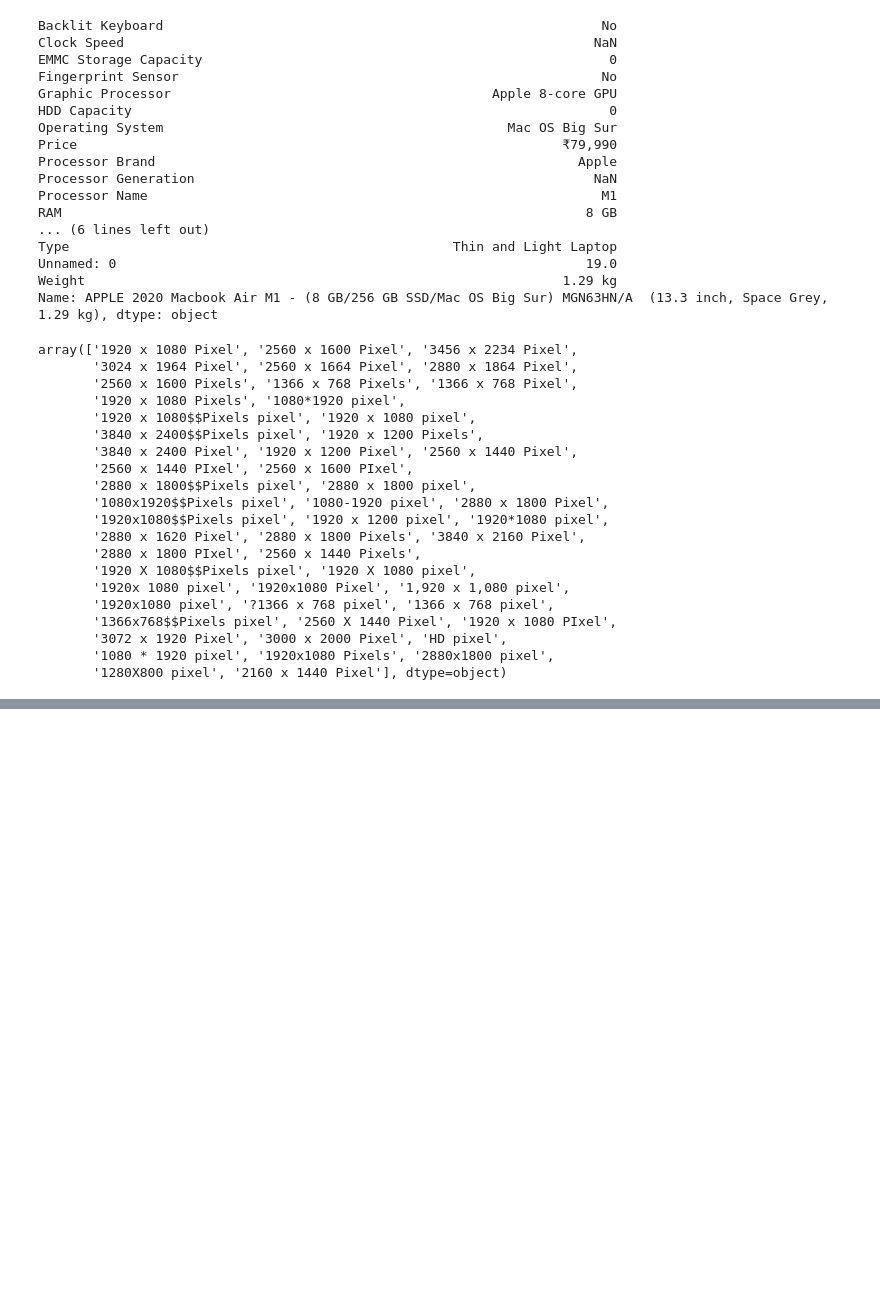
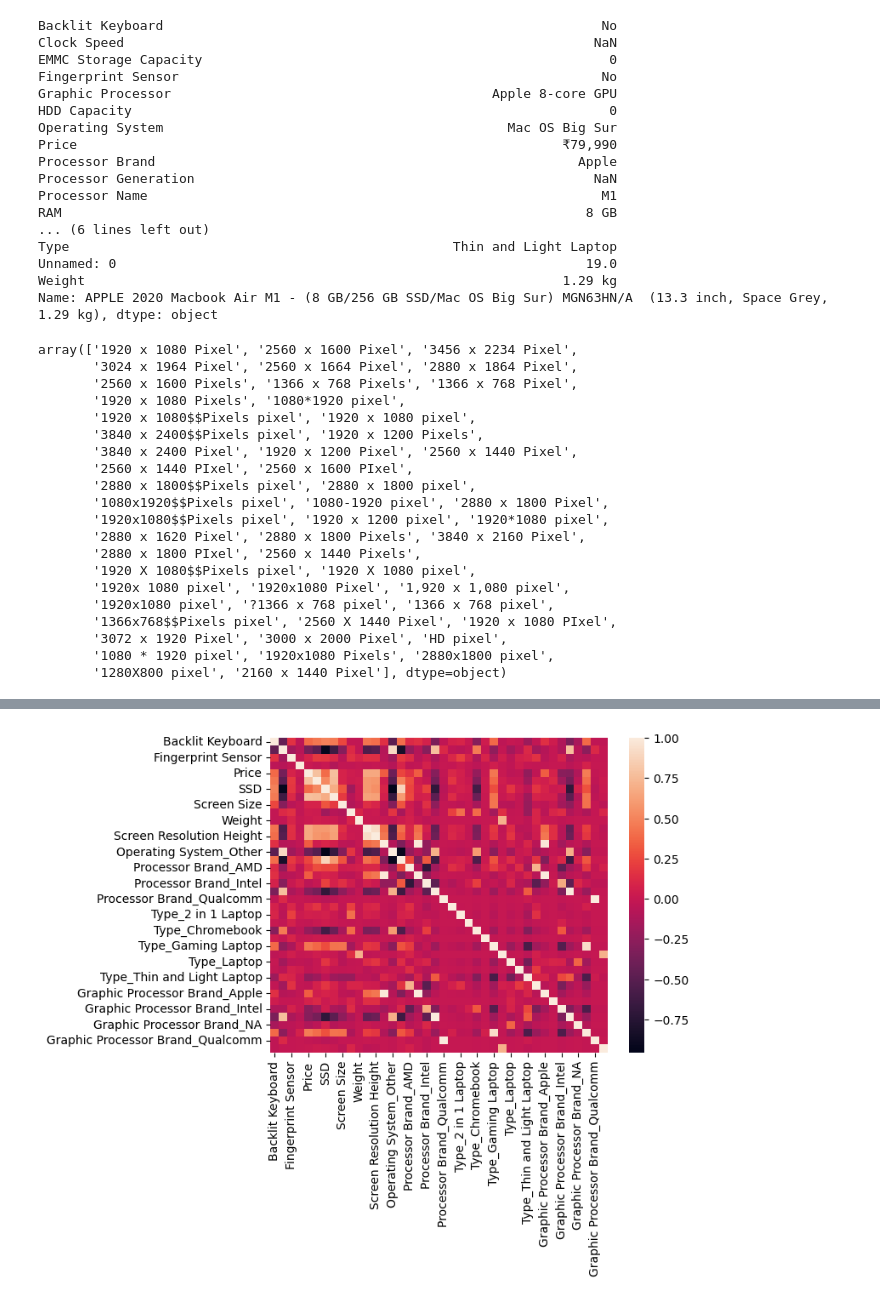
Before and after one commit to SvelaT/computer-predict, a Jupyter notebook: exercise2.ipynb, the cells around one changed output, grey strips where cells are left out. Drawn from its saved outputs; the diff is of its cells as text; code cells hidden in the pictures; blank space fills up the shorter version.

```diff
--- a/exercise2.ipynb
+++ b/exercise2.ipynb
@@ -170,6 +173,7 @@ new_df['Screen Size'] = new_df['Screen Size'].str.split(' ',n = 1, expand=True)[
 
 new_df['Weight'] = new_df['Weight'].str.split(' ',n = 1, expand=True)[0]
 new_df['Weight'] = new_df['Weight'].str.split('$',n = 1, expand=True)[0]
+new_df['Weight'] = new_df['Weight'].replace('2,2','2.2')
 
 new_df['Screen Resolution'] = new_df['Screen Resolution'].replace('HD pixel', '1280 x 720 Pixel')
 new_df['Screen Resolution'] = new_df['Screen Resolution'].replace('?1366 x 768 pixel', '1366 x 768 Pixel')
@@ -182,6 +186,15 @@ new_df['Screen Resolution Height'] = aux.str.extract(r'(\d{3,4})')[0]
 #drop unnecessary columns
 columns_to_drop = ['Graphic Processor','Screen Resolution','Processor Generation','Unnamed: 0','Screen Type','Clock Speed','Processor Name']
 new_df = new_df.drop(columns=columns_to_drop)
+# %%
+#convert data types
+
+new_df['Price'] = new_df['Price'].astype(int)
+new_df['RAM'] = new_df['RAM'].astype(int)
+new_df['Screen Size'] = new_df['Screen Size'].astype(float)
+new_df['Weight'] = new_df['Weight'].astype(float)
+new_df['Screen Resolution Width'] = new_df['Screen Resolution Width'].astype(int)
+new_df['Screen Resolution Height'] = new_df['Screen Resolution Height'].astype(int)
 # %%
 #check the dataframe
 
@@ -194,3 +207,16 @@ new_df.head(5)
 | APPLE 2021 Macbook Pro M1 Max - (... | 1 | 0 | 0 | 0 | MacOS | 309490 | ... |
 | APPLE 2021 Macbook Pro M1 Max - (... | 1 | 0 | 0 | 0 | MacOS | 303990 | ... |
 | APPLE 2021 Macbook Pro M1 Pro - (... | 0 | 0 | 0 | 0 | MacOS | 243990 | ... |
+# %%
+#Convert categorical features to dummies
+
+new_df = pd.get_dummies(new_df)
+# %%
+#Show the correlation matrix
+
+corr_matrix = new_df.corr()
+
+sn.heatmap(corr_matrix)
+plt.show()
+# %% [output]
+[figure, added]
```
Also changed, not shown: parts of 6 cells of this notebook.
